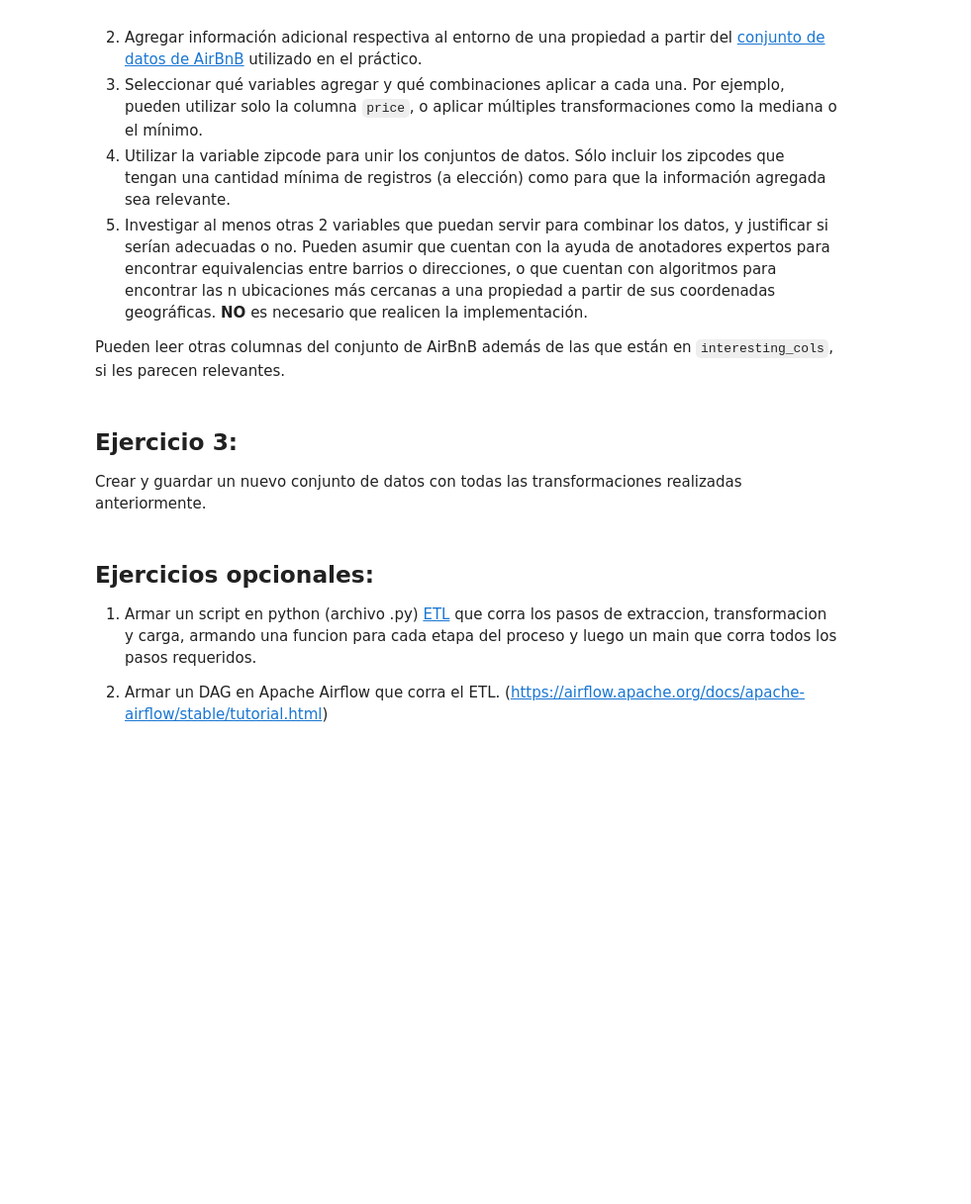
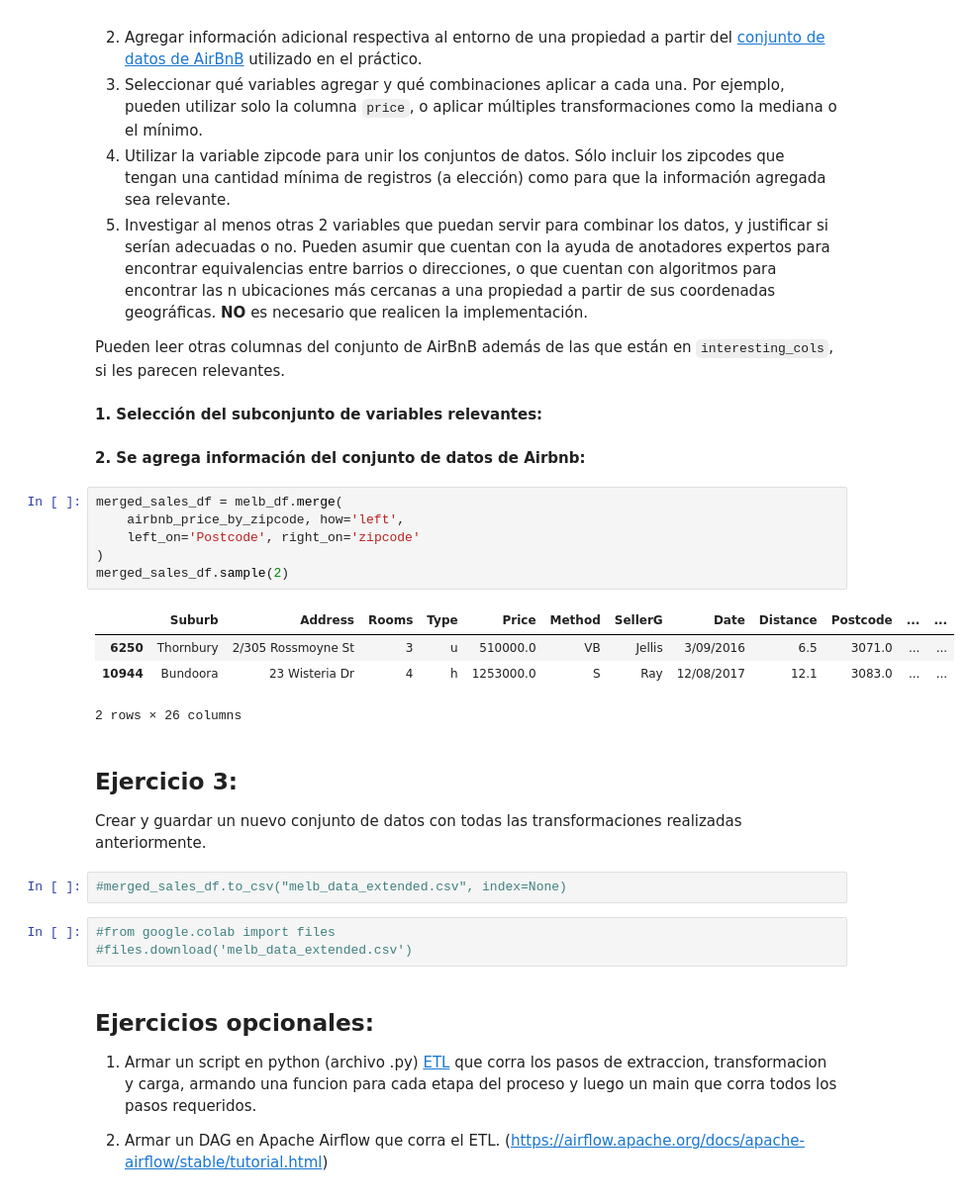
Before and after one commit to CHRISTIANDAGATTI/AEyCD---Grupo-9, a Jupyter notebook: Entregable_parte_1_22.ipynb, the cells around one changed output. Shown at 99% size. Drawn from its saved outputs; the diff is of its cells as text; blank space fills up the shorter version.

```diff
--- a/Entregable_parte_1_22.ipynb
+++ b/Entregable_parte_1_22.ipynb
@@ -343,10 +354,30 @@ query4 = "SELECT * FROM Melbo LEFT JOIN Metrica ON Metrica.zipcode=Melbo.Postcod
   2. Investigar al menos otras 2 variables que puedan servir para combinar los datos, y justificar si serían adecuadas o no. Pueden asumir que cuentan con la ayuda de anotadores expertos para encontrar equivalencias entre barrios o direcciones, o que cuentan con algoritmos para encontrar las n ubicaciones más cercanas a una propiedad a partir de sus coordenadas geográficas. **NO** es necesario que realicen la implementación.
 
 Pueden leer otras columnas del conjunto de AirBnB además de las que están en `interesting_cols`, si les parecen relevantes.
+# %% [markdown]
+**1. Selección del subconjunto de variables relevantes:**
+# %% [markdown]
+**2. Se agrega información del conjunto de datos de Airbnb:**
+# %%
+merged_sales_df = melb_df.merge(
+    airbnb_price_by_zipcode, how='left',
+    left_on='Postcode', right_on='zipcode'
+)
+merged_sales_df.sample(2)
+# %% [output]
+|  | Suburb | Address | Rooms | Type | Price | Method | SellerG | Date | Distance | Postcode | ... | ... |
+| 6250 | Thornbury | 2/305 Rossmoyne St | 3 | u | 510000.0 | VB | Jellis | 3/09/2016 | 6.5 | 3071.0 | ... | ... |
+| 10944 | Bundoora | 23 Wisteria Dr | 4 | h | 1253000.0 | S | Ray | 12/08/2017 | 12.1 | 3083.0 | ... | ... |
+2 rows × 26 columns
 # %% [markdown]
 ## Ejercicio 3:
 
 Crear y guardar un nuevo conjunto de datos con todas las transformaciones realizadas anteriormente.
+# %%
+#merged_sales_df.to_csv("melb_data_extended.csv", index=None)
+# %%
+#from google.colab import files
+#files.download('melb_data_extended.csv')
 # %% [markdown]
 ## Ejercicios opcionales:
 
```
Also changed, not shown: parts of 10 cells of this notebook.
